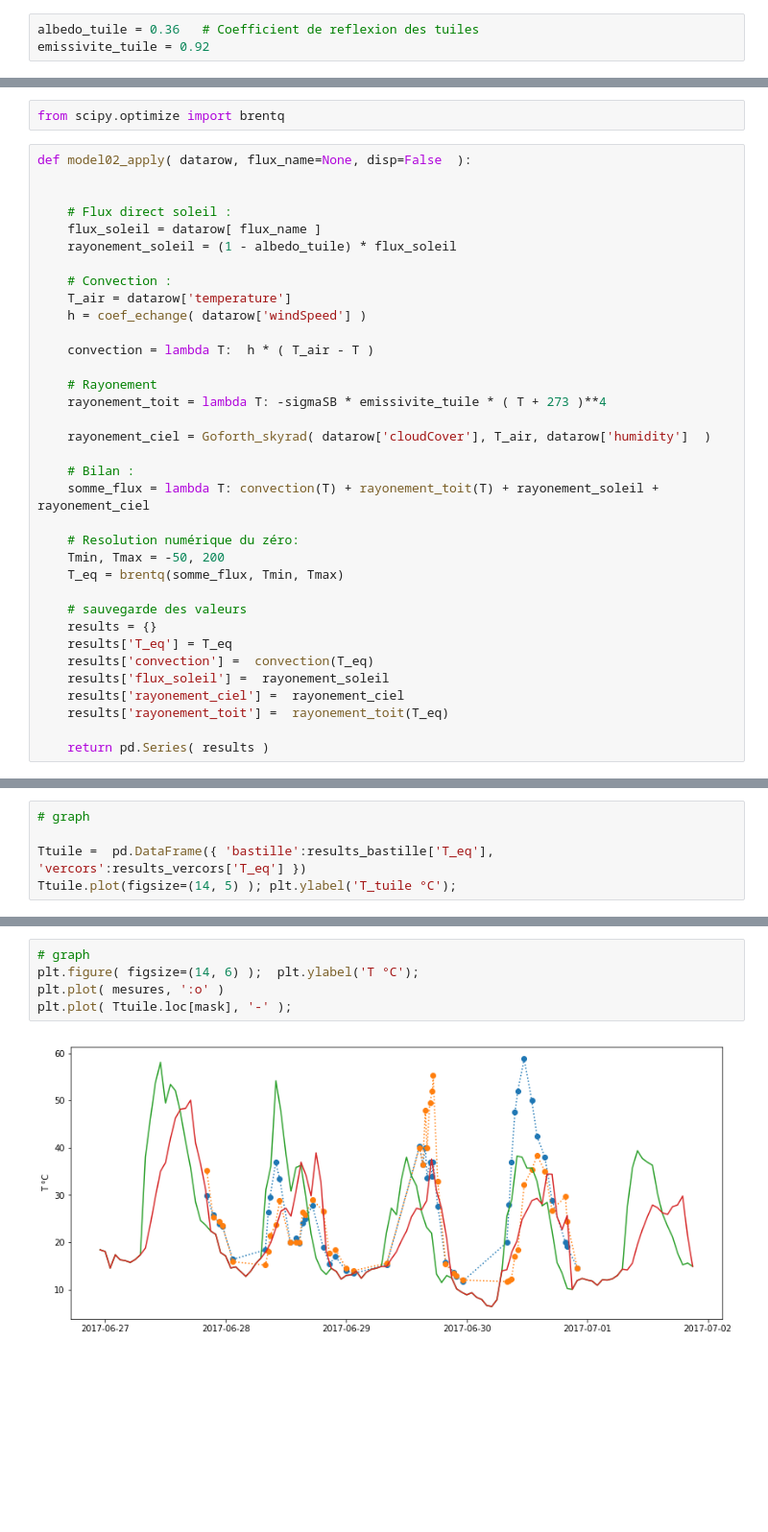
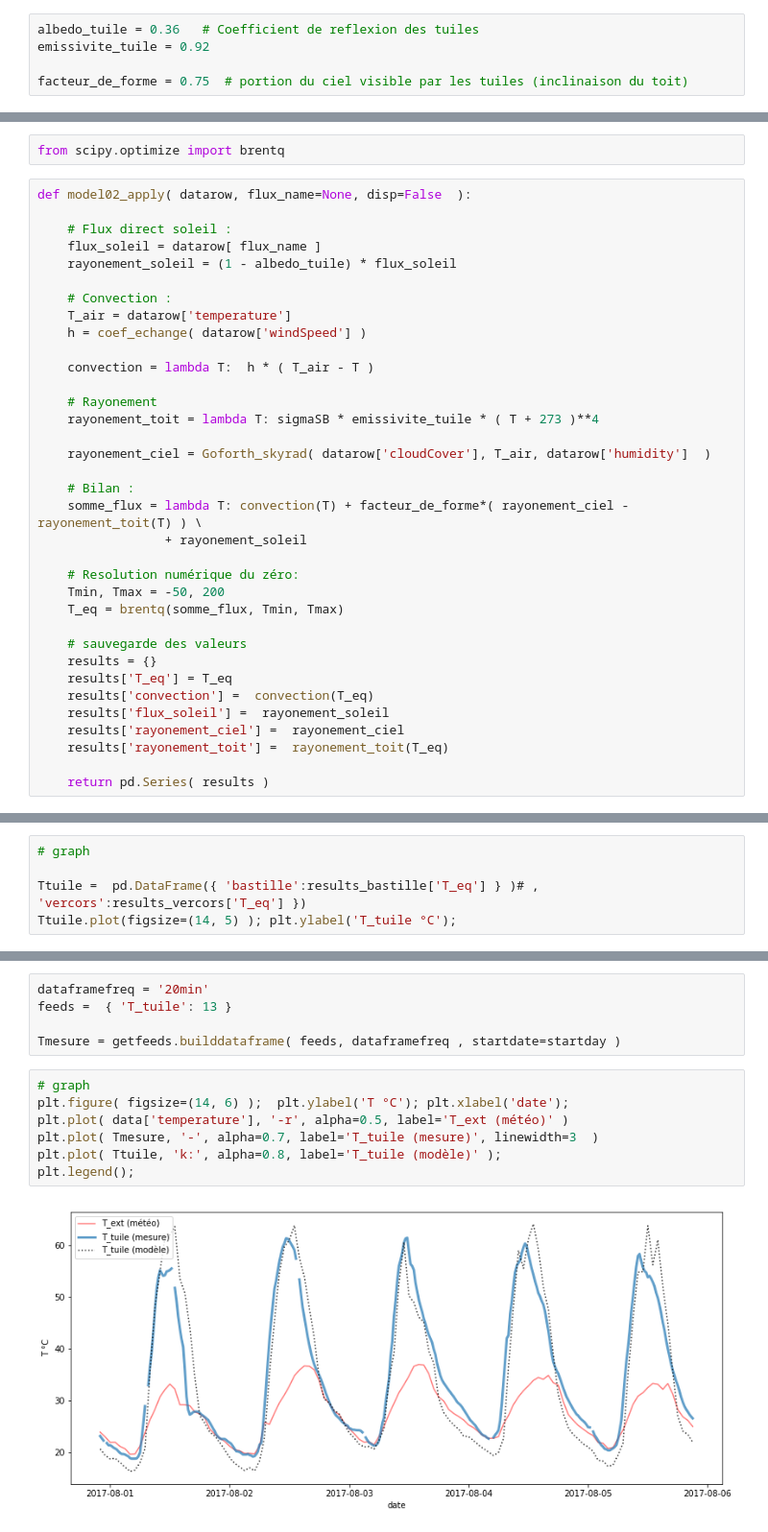
Before and after one commit to xdze2/thermique_appart, a Jupyter notebook: Model02_tuile.ipynb, the cells around one changed output, grey strips where cells are left out. Shown at 96% size. Saved outputs shown, nothing was run; the diff lists cells and outputs as text; blank space fills up the shorter version.

Commit message:
fix error in model + new exp data

```diff
--- a/Model02_tuile.ipynb
+++ b/Model02_tuile.ipynb
@@ -259,6 +274,8 @@ sigmaSB = 5.670373e-8 # Constante de Stefan-Boltzmann,   W.m-2.K-4
 # %%
 albedo_tuile = 0.36   # Coefficient de reflexion des tuiles
 emissivite_tuile = 0.92
+
+facteur_de_forme = 0.75  # portion du ciel visible par les tuiles (inclinaison du toit)
 # %% [markdown]
 # Calcul de l'équilibre (statique)
 # %% [markdown]
@@ -273,7 +290,6 @@ La resolution numérique est une recherche de zéro d'une fonction scalaire (de
 from scipy.optimize import brentq
 # %%
 def model02_apply( datarow, flux_name=None, disp=False  ):
-
 
     # Flux direct soleil :
     flux_soleil = datarow[ flux_name ]
@@ -286,12 +302,13 @@ def model02_apply( datarow, flux_name=None, disp=False  ):
     convection = lambda T:  h * ( T_air - T )
 
     # Rayonement
-    rayonement_toit = lambda T: -sigmaSB * emissivite_tuile * ( T + 273 )**4
+    rayonement_toit = lambda T: sigmaSB * emissivite_tuile * ( T + 273 )**4
 
     rayonement_ciel = Goforth_skyrad( datarow['cloudCover'], T_air, datarow['humidity']  )
 
     # Bilan :
-    somme_flux = lambda T: convection(T) + rayonement_toit(T) + rayonement_soleil + rayonement_ciel
+    somme_flux = lambda T: convection(T) + facteur_de_forme*( rayonement_ciel - rayonement_toit(T) ) \
+                 + rayonement_soleil
 
     # Resolution numérique du zéro:
     Tmin, Tmax = -50, 200
@@ -313,6 +330,6 @@ results_vercors = data.apply(model02_apply, axis=1, flux_name='flux_vercors')
 # %%
 # graph
 
-Ttuile =  pd.DataFrame({ 'bastille':results_bastille['T_eq'], 'vercors':results_vercors['T_eq'] })
+Ttuile =  pd.DataFrame({ 'bastille':results_bastille['T_eq'] } )# , 'vercors':results_vercors['T_eq'] })
 Ttuile.plot(figsize=(14, 5) ); plt.ylabel('T_tuile °C');
 # %% [output]
@@ -340,7 +349,14 @@ mask = (data.index > zoom_start)
+# %%
+dataframefreq = '20min'
+feeds =  { 'T_tuile': 13 }
+
+Tmesure = getfeeds.builddataframe( feeds, dataframefreq , startdate=startday )
 # %%
 # graph
-plt.figure( figsize=(14, 6) );  plt.ylabel('T °C');
-plt.plot( mesures, ':o' )
-plt.plot( Ttuile.loc[mask], '-' );
+plt.figure( figsize=(14, 6) );  plt.ylabel('T °C'); plt.xlabel('date');
+plt.plot( data['temperature'], '-r', alpha=0.5, label='T_ext (météo)' )
+plt.plot( Tmesure, '-', alpha=0.7, label='T_tuile (mesure)', linewidth=3  )
+plt.plot( Ttuile, 'k:', alpha=0.8, label='T_tuile (modèle)' );
+plt.legend();
 # %% [output]
-[figure, old version]
+[figure, new version]
```
Also changed, not shown: parts of 33 cells of this notebook.
